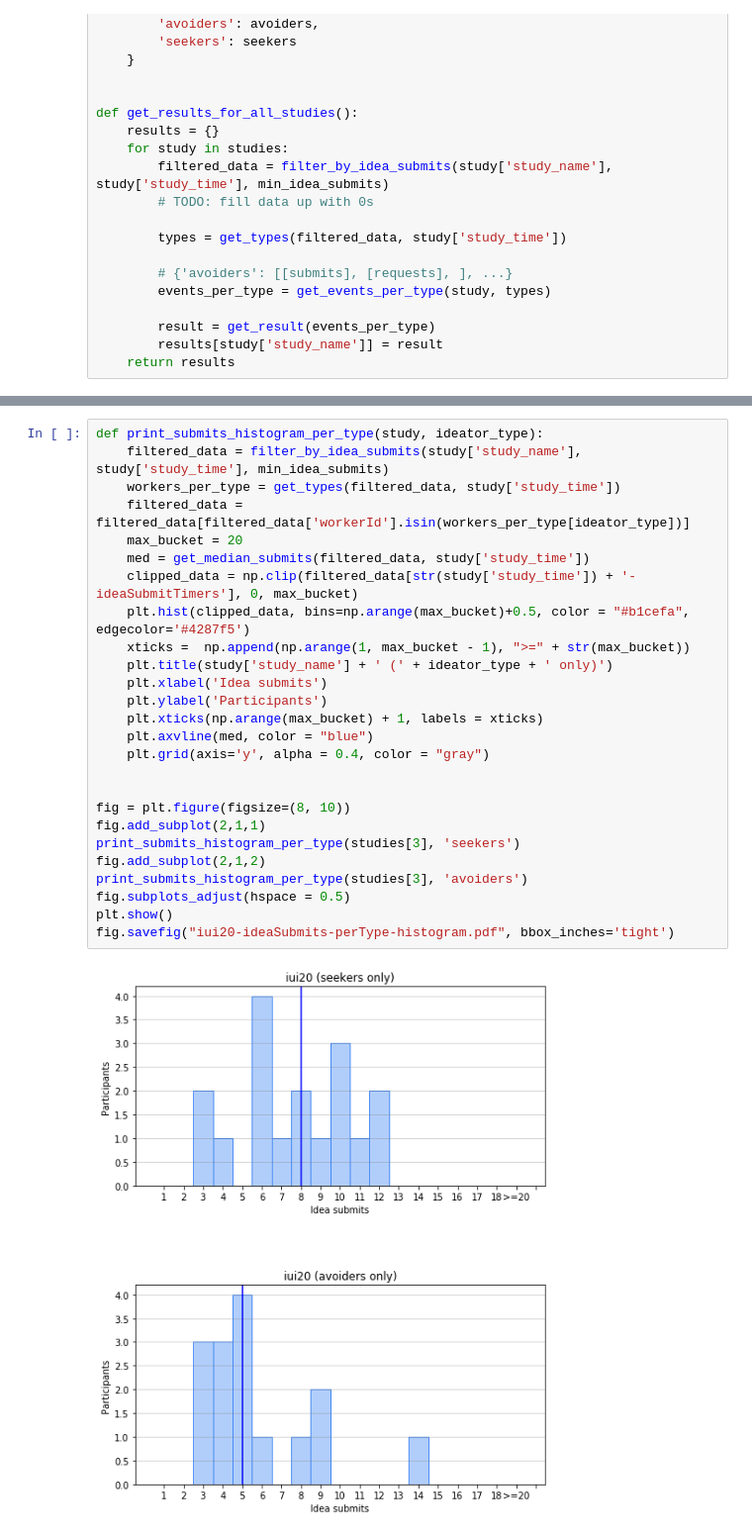
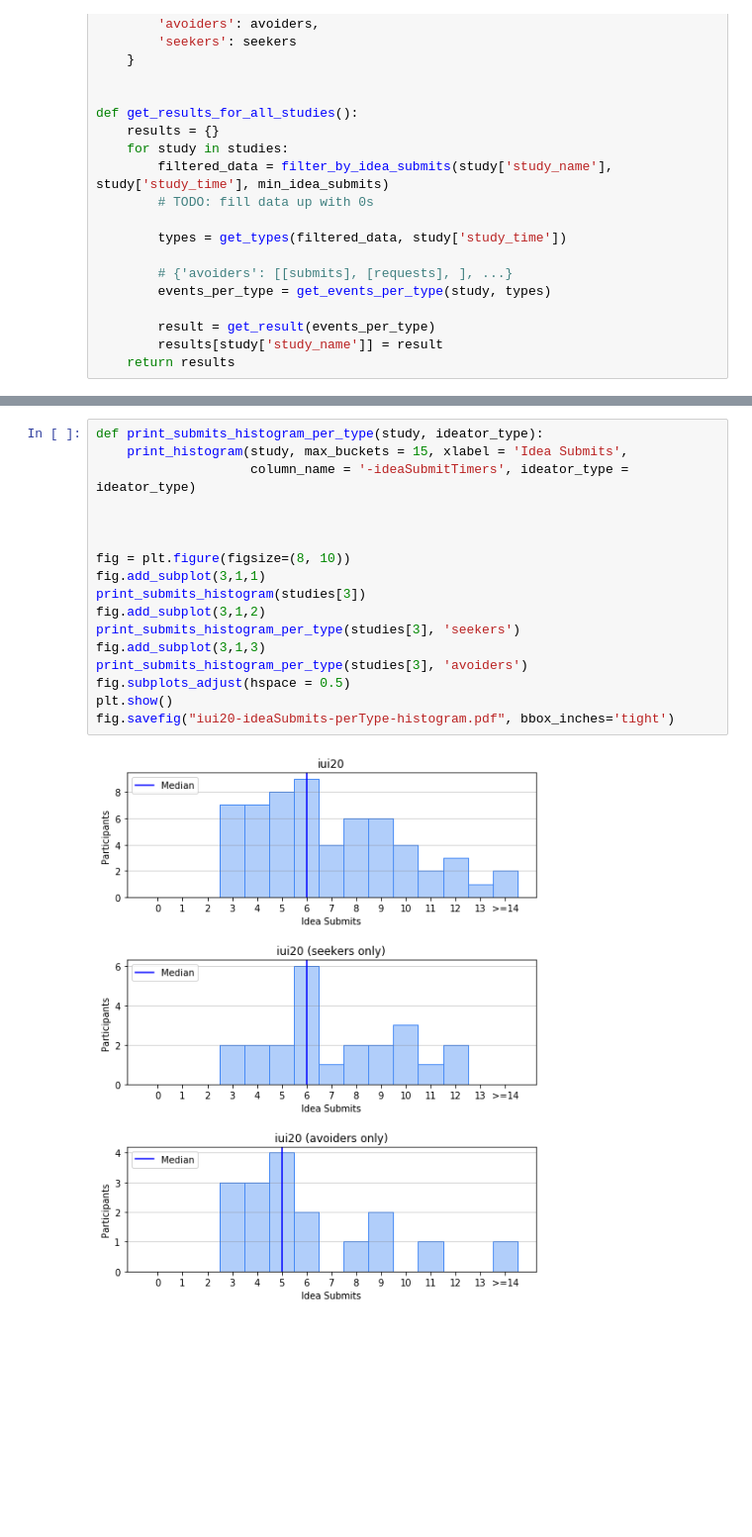
Before and after one commit to kiwikern/ideator-types-sequence-analysis, a Jupyter notebook: sequence_analysis.ipynb, the cells around one changed output, grey strips where cells are left out. Shown: that part at 99% size. Drawn from its saved outputs; the diff is of its cells as text; blank space fills up the shorter version.

```diff
--- a/sequence_analysis.ipynb
+++ b/sequence_analysis.ipynb
@@ -166,31 +130,22 @@ median: 7
-# %%
-def print_submits_histogram_per_type(study, ideator_type):
-    filtered_data = filter_by_idea_submits(study['study_name'], study['study_time'], min_idea_submits)
-    workers_per_type = get_types(filtered_data, study['study_time'])
-    filtered_data = filtered_data[filtered_data['workerId'].isin(workers_per_type[ideator_type])]
-    max_bucket = 20
-    med = get_median_submits(filtered_data, study['study_time'])
-    clipped_data = np.clip(filtered_data[str(study['study_time']) + '-ideaSubmitTimers'], 0, max_bucket)
-    plt.hist(clipped_data, bins=np.arange(max_bucket)+0.5, color = "#b1cefa", edgecolor='#4287f5')
-    xticks =  np.append(np.arange(1, max_bucket - 1), ">=" + str(max_bucket))
-    plt.title(study['study_name'] + ' (' + ideator_type + ' only)')
-    plt.xlabel('Idea submits')
-    plt.ylabel('Participants')
-    plt.xticks(np.arange(max_bucket) + 1, labels = xticks)
-    plt.axvline(med, color = "blue")
-    plt.grid(axis='y', alpha = 0.4, color = "gray")
-
-
-fig = plt.figure(figsize=(8, 10))
-fig.add_subplot(2,1,1)
-print_submits_histogram_per_type(studies[3], 'seekers')
-fig.add_subplot(2,1,2)
-print_submits_histogram_per_type(studies[3], 'avoiders')
-fig.subplots_adjust(hspace = 0.5)
-plt.show()
-fig.savefig("iui20-ideaSubmits-perType-histogram.pdf", bbox_inches='tight')
-# %% [output]
-[figure, removed]
+# %%
+def print_submits_histogram_per_type(study, ideator_type):
+    print_histogram(study, max_buckets = 15, xlabel = 'Idea Submits',
+                    column_name = '-ideaSubmitTimers', ideator_type = ideator_type)
+
+
+
+fig = plt.figure(figsize=(8, 10))
+fig.add_subplot(3,1,1)
+print_submits_histogram(studies[3])
+fig.add_subplot(3,1,2)
+print_submits_histogram_per_type(studies[3], 'seekers')
+fig.add_subplot(3,1,3)
+print_submits_histogram_per_type(studies[3], 'avoiders')
+fig.subplots_adjust(hspace = 0.5)
+plt.show()
+fig.savefig("iui20-ideaSubmits-perType-histogram.pdf", bbox_inches='tight')
+# %% [output]
+[figure, added]
 # %%
 all_studies = get_results_for_all_studies()
 # determine matrix size
```
Also changed, not shown: parts of 8 cells of this notebook, 11 other files.
